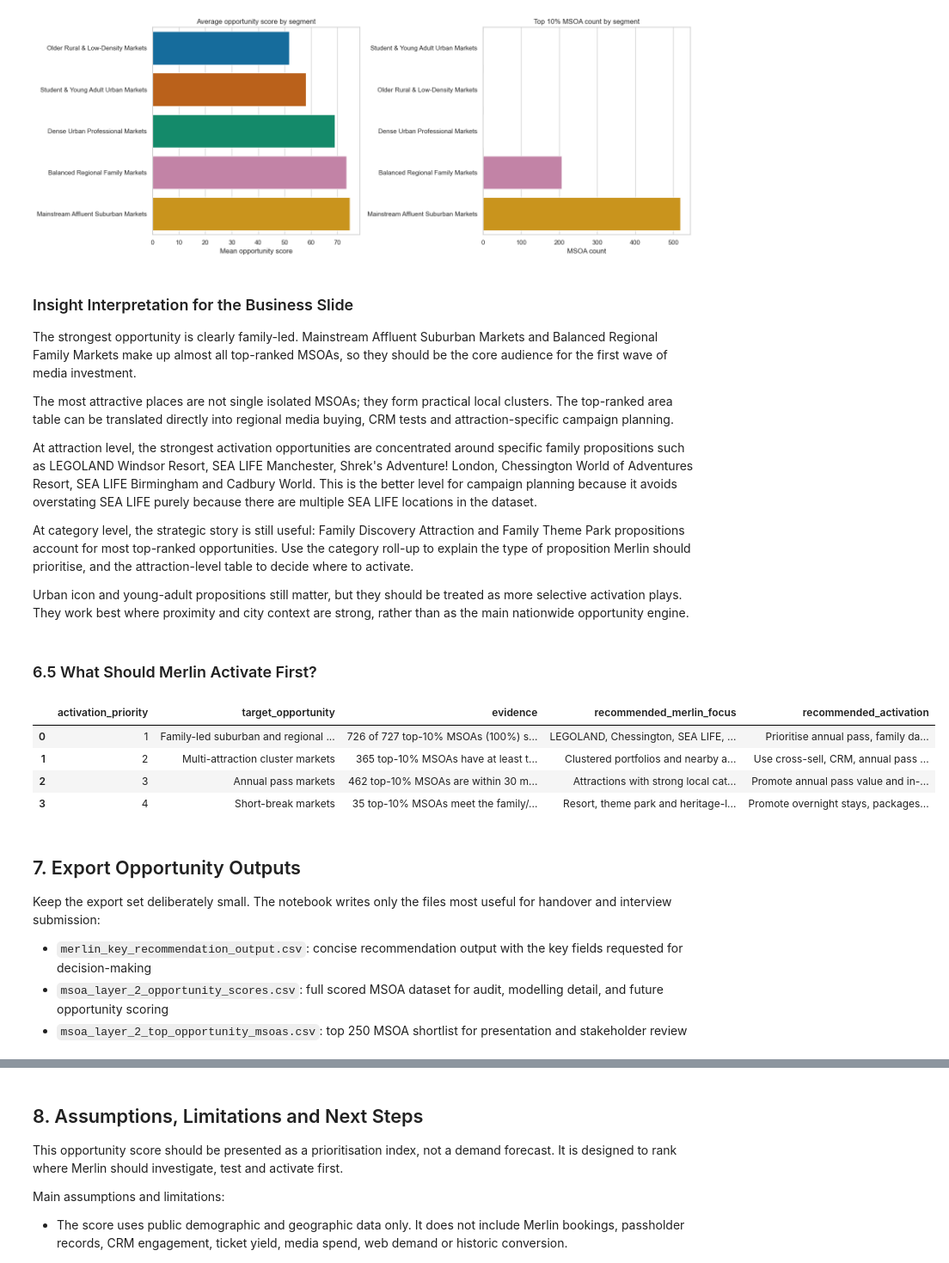
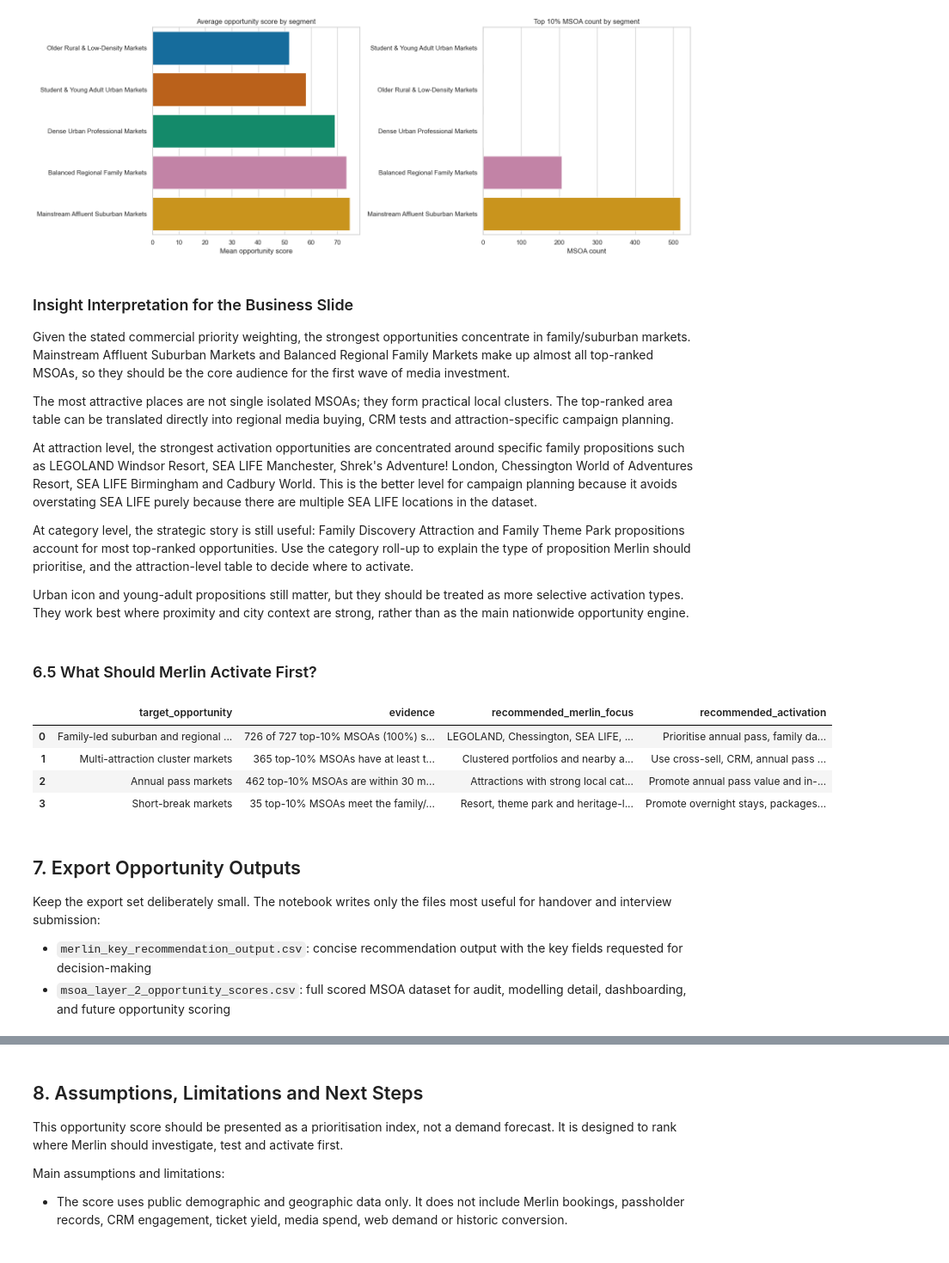
Before and after one commit to billychanhub/uk-demographic-clustering, a Jupyter notebook: notebooks/4_opportunity_scoring.ipynb, the cells around one changed output, grey strips where cells are left out. Shown at 86% size. Cells and saved outputs as stored; diff of their text form; code cells hidden in the pictures.

Commit message:
Updated chatbot and the dashboard

```diff
--- a/notebooks/4_opportunity_scoring.ipynb
+++ b/notebooks/4_opportunity_scoring.ipynb
@@ -281,10 +276,6 @@ scored["nearest_merlin_brand"] = attractions.iloc[nearest_idx]["brand_official"]
 scored["nearest_merlin_category"] = attractions.iloc[nearest_idx]["experience_category_inferred"].to_numpy()
 scored["nearest_merlin_distance_miles"] = distance_matrix.min(axis=1).round(1)
 
-for division in attractions["business_division_official"].dropna().unique():
-    safe_name = division.lower().replace(" ", "_").replace("/", "_")
-    cols = attractions["business_division_official"].eq(division).to_numpy()
-    scored[f"nearest_{safe_name}_distance_miles"] = distance_matrix[:, cols].min(axis=1).round(1)
 
 scored[["geo_name", "segment_label", "nearest_merlin_attraction", "nearest_merlin_distance_miles"]].head()
 # %% [output]
@@ -651,7 +622,7 @@ segment_base_summary = (
         top_10_msoas=("top_10_opportunity_flag", "sum"),
         top_10_population=("top_10_opportunity_population", "sum"),
         mean_recommended_distance_miles=("recommended_attraction_distance_miles", "mean"),
-        main_commercial_play=("recommended_commercial_play", mode_or_none),
+        main_activation_type=("recommended_activation_type", mode_or_none),
         main_recommended_focus=("recommended_attraction_focus", mode_or_none),
     )
 )
@@ -682,7 +653,7 @@ segment_display_cols = [
     "top_10_share",
     "top_10_population_millions",
     "mean_recommended_distance_miles",
-    "main_commercial_play",
+    "main_activation_type",
     "top_10_area_examples",
 ]
 
@@ -850,7 +821,7 @@ plt.show()
 # %% [markdown]
 ### Insight Interpretation for the Business Slide
 
-The strongest opportunity is clearly family-led. Mainstream Affluent Suburban Markets and Balanced Regional Family Markets make up almost all top-ranked MSOAs, so they should be the core audience for the first wave of media investment.
+Given the stated commercial priority weighting, the strongest opportunities concentrate in family/suburban markets. Mainstream Affluent Suburban Markets and Balanced Regional Family Markets make up almost all top-ranked MSOAs, so they should be the core audience for the first wave of media investment.
 
 The most attractive places are not single isolated MSOAs; they form practical local clusters. The top-ranked area table can be translated directly into regional media buying, CRM tests and attraction-specific campaign planning.
 
@@ -858,7 +829,7 @@ At attraction level, the strongest activation opportunities are concentrated aro
 
 At category level, the strategic story is still useful: Family Discovery Attraction and Family Theme Park propositions account for most top-ranked opportunities. Use the category roll-up to explain the type of proposition Merlin should prioritise, and the attraction-level table to decide where to activate.
 
-Urban icon and young-adult propositions still matter, but they should be treated as more selective activation plays. They work best where proximity and city context are strong, rather than as the main nationwide opportunity engine.
+Urban icon and young-adult propositions still matter, but they should be treated as more selective activation types. They work best where proximity and city context are strong, rather than as the main nationwide opportunity engine.
 # %% [markdown]
 ### 6.5 What Should Merlin Activate First?
 # %%
@@ -874,51 +845,46 @@ short_break_top_10 = int(scored.loc[scored["top_10_opportunity_flag"], "short_br
 activation_recommendations = pd.DataFrame(
     [
         {
-            "activation_priority": 1,
             "target_opportunity": "Family-led suburban and regional markets",
             "evidence": f"{family_top_10:,} of {top_10_total:,} top-10% MSOAs ({family_top_10_share:.0%}) sit in the two strongest family/suburban segments.",
             "recommended_merlin_focus": "LEGOLAND, Chessington, SEA LIFE, Shrek's Adventure and Cadbury World",
             "recommended_activation": "Prioritise annual pass, family day-out and short-break messaging around the top area clusters.",
         },
         {
-            "activation_priority": 2,
             "target_opportunity": "Multi-attraction cluster markets",
             "evidence": f"{cluster_top_10:,} top-10% MSOAs have at least two Merlin attractions within 30 miles.",
             "recommended_merlin_focus": "Clustered portfolios and nearby attraction combinations",
             "recommended_activation": "Use cross-sell, CRM, annual pass and bundle messaging where multiple attractions are accessible.",
         },
         {
-            "activation_priority": 3,
             "target_opportunity": "Annual pass markets",
             "evidence": f"{annual_pass_top_10:,} top-10% MSOAs are within 30 miles of the recommended attraction.",
             "recommended_merlin_focus": "Attractions with strong local catchments",
             "recommended_activation": "Promote annual pass value and in-attraction lifetime-value upsell opportunities.",
         },
         {
-            "activation_priority": 4,
             "target_opportunity": "Short-break markets",
             "evidence": f"{short_break_top_10:,} top-10% MSOAs meet the family/affluence and overnight-distance rules.",
             "recommended_merlin_focus": "Resort, theme park and heritage-led destination trips",
             "recommended_activation": "Promote overnight stays, packages and premium family occasions where distance supports a short break.",
         },
     ]
 )
 
 activation_recommendations
 # %% [output]
-|  | activation_priority | target_opportunity | evidence | recommended_merlin_focus | recommended_activation |
-| 0 | 1 | Family-led suburban and regional ... | 726 of 727 top-10% MSOAs (100%) s... | LEGOLAND, Chessington, SEA LIFE, ... | Prioritise annual pass, family da... |
-| 1 | 2 | Multi-attraction cluster markets | 365 top-10% MSOAs have at least t... | Clustered portfolios and nearby a... | Use cross-sell, CRM, annual pass ... |
-| 2 | 3 | Annual pass markets | 462 top-10% MSOAs are within 30 m... | Attractions with strong local cat... | Promote annual pass value and in-... |
-| 3 | 4 | Short-break markets | 35 top-10% MSOAs meet the family/... | Resort, theme park and heritage-l... | Promote overnight stays, packages... |
+|  | target_opportunity | evidence | recommended_merlin_focus | recommended_activation |
+| 0 | Family-led suburban and regional ... | 726 of 727 top-10% MSOAs (100%) s... | LEGOLAND, Chessington, SEA LIFE, ... | Prioritise annual pass, family da... |
+| 1 | Multi-attraction cluster markets | 365 top-10% MSOAs have at least t... | Clustered portfolios and nearby a... | Use cross-sell, CRM, annual pass ... |
+| 2 | Annual pass markets | 462 top-10% MSOAs are within 30 m... | Attractions with strong local cat... | Promote annual pass value and in-... |
+| 3 | Short-break markets | 35 top-10% MSOAs meet the family/... | Resort, theme park and heritage-l... | Promote overnight stays, packages... |
 # %% [markdown]
 ## 7. Export Opportunity Outputs
 
 Keep the export set deliberately small. The notebook writes only the files most useful for handover and interview submission:
 
 - `merlin_key_recommendation_output.csv`: concise recommendation output with the key fields requested for decision-making
-- `msoa_layer_2_opportunity_scores.csv`: full scored MSOA dataset for audit, modelling detail, and future opportunity scoring
-- `msoa_layer_2_top_opportunity_msoas.csv`: top 250 MSOA shortlist for presentation and stakeholder review
+- `msoa_layer_2_opportunity_scores.csv`: full scored MSOA dataset for audit, modelling detail, dashboarding, and future opportunity scoring
 # %%
 output_columns = [
     "geo_code",
```
Also changed, not shown: parts of 7 cells of this notebook, 4 other files.
